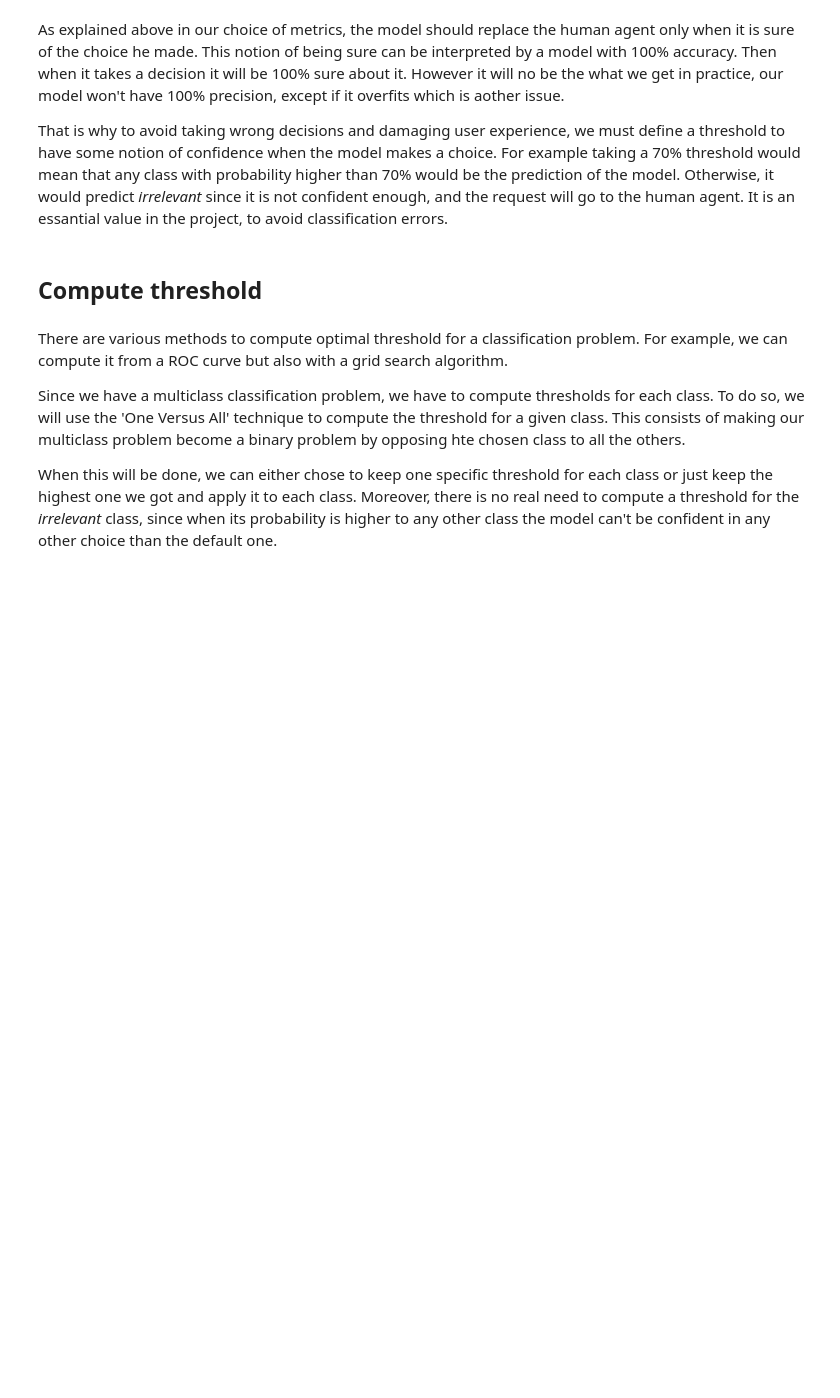
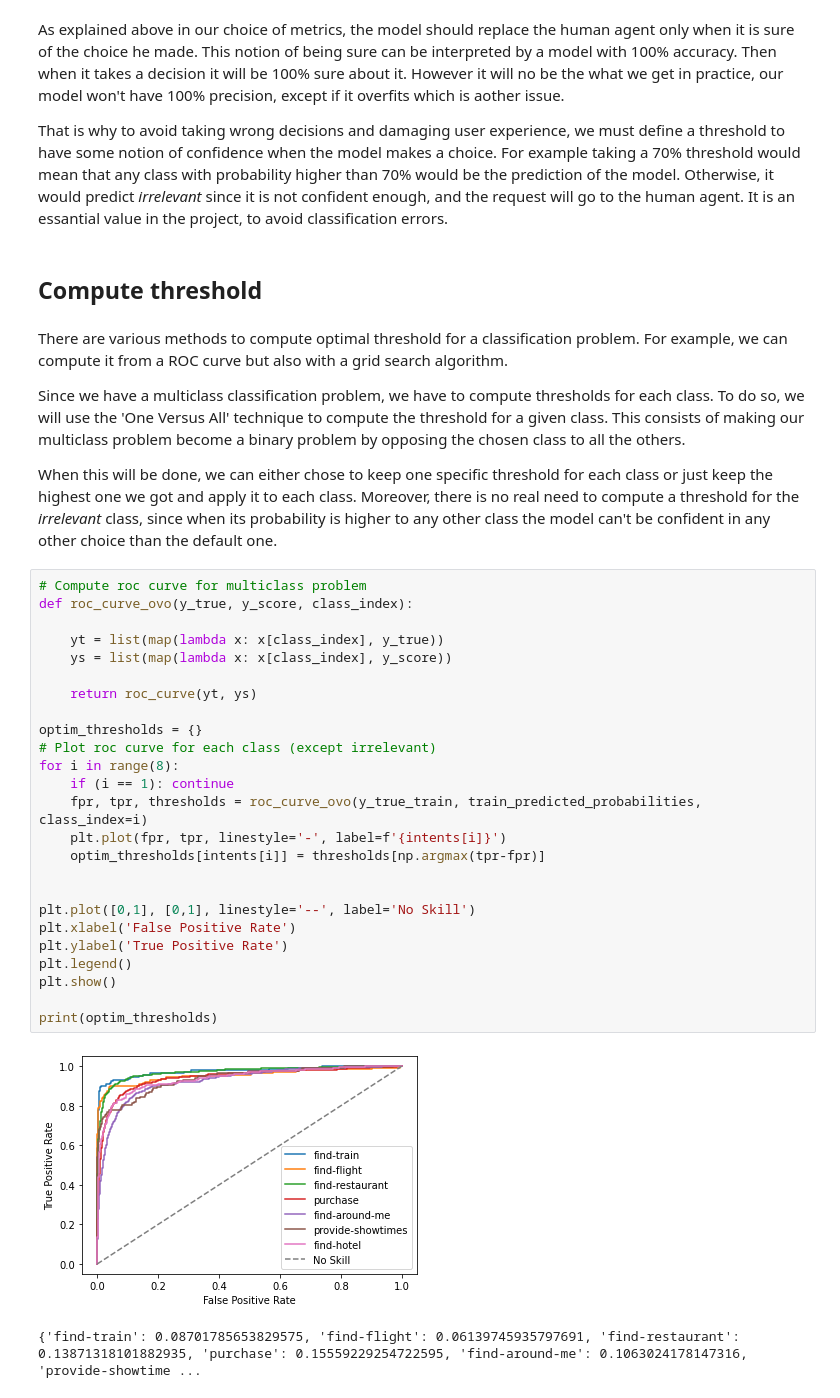
Before and after one commit to JohanChataigne/projet_industrialisation_ia, a Jupyter notebook: project_analysis.ipynb, the cells around one changed output. Cells and saved outputs as stored; diff of their text form; blank space fills up the shorter version.

```diff
--- a/project_analysis.ipynb
+++ b/project_analysis.ipynb
@@ -316,6 +317,34 @@ That is why to avoid taking wrong decisions and damaging user experience, we mus
 # %% [markdown]
 There are various methods to compute optimal threshold for a classification problem. For example, we can compute it from a ROC curve but also with a grid search algorithm.
 
-Since we have a multiclass classification problem, we have to compute thresholds for each class. To do so, we will use the 'One Versus All' technique to compute the threshold for a given class. This consists of making our multiclass problem become a binary problem by opposing hte chosen class to all the others.
+Since we have a multiclass classification problem, we have to compute thresholds for each class. To do so, we will use the 'One Versus All' technique to compute the threshold for a given class. This consists of making our multiclass problem become a binary problem by opposing the chosen class to all the others.
 
 When this will be done, we can either chose to keep one specific threshold for each class or just keep the highest one we got and apply it to each class. Moreover, there is no real need to compute a threshold for the *irrelevant* class, since when its probability is higher to any other class the model can't be confident in any other choice than the default one.
+# %%
+# Compute roc curve for multiclass problem
+def roc_curve_ovo(y_true, y_score, class_index):
+
+    yt = list(map(lambda x: x[class_index], y_true))
+    ys = list(map(lambda x: x[class_index], y_score))
+
+    return roc_curve(yt, ys)
+
+optim_thresholds = {}
+# Plot roc curve for each class (except irrelevant)
+for i in range(8):
+    if (i == 1): continue
+    fpr, tpr, thresholds = roc_curve_ovo(y_true_train, train_predicted_probabilities, class_index=i)
+    plt.plot(fpr, tpr, linestyle='-', label=f'{intents[i]}')
+    optim_thresholds[intents[i]] = thresholds[np.argmax(tpr-fpr)]
+
+
+plt.plot([0,1], [0,1], linestyle='--', label='No Skill')
+plt.xlabel('False Positive Rate')
+plt.ylabel('True Positive Rate')
+plt.legend()
+plt.show()
+
+print(optim_thresholds)
+# %% [output]
+[figure, added]
+{'find-train': 0.08701785653829575, 'find-flight': 0.06139745935797691, 'find-restaurant': 0.13871318101882935, 'purchase': 0.15559229254722595, 'find-around-me': 0.1063024178147316, 'provide-showtime ...
```
Also changed, not shown: parts of 1 cell of this notebook, 1 other file.
